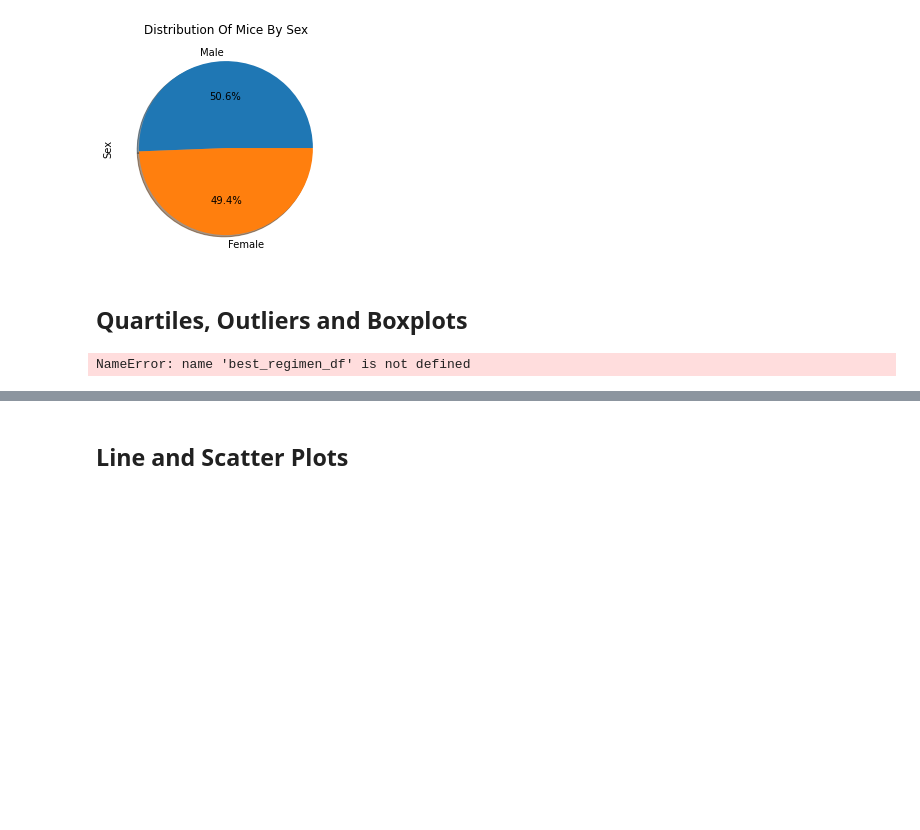
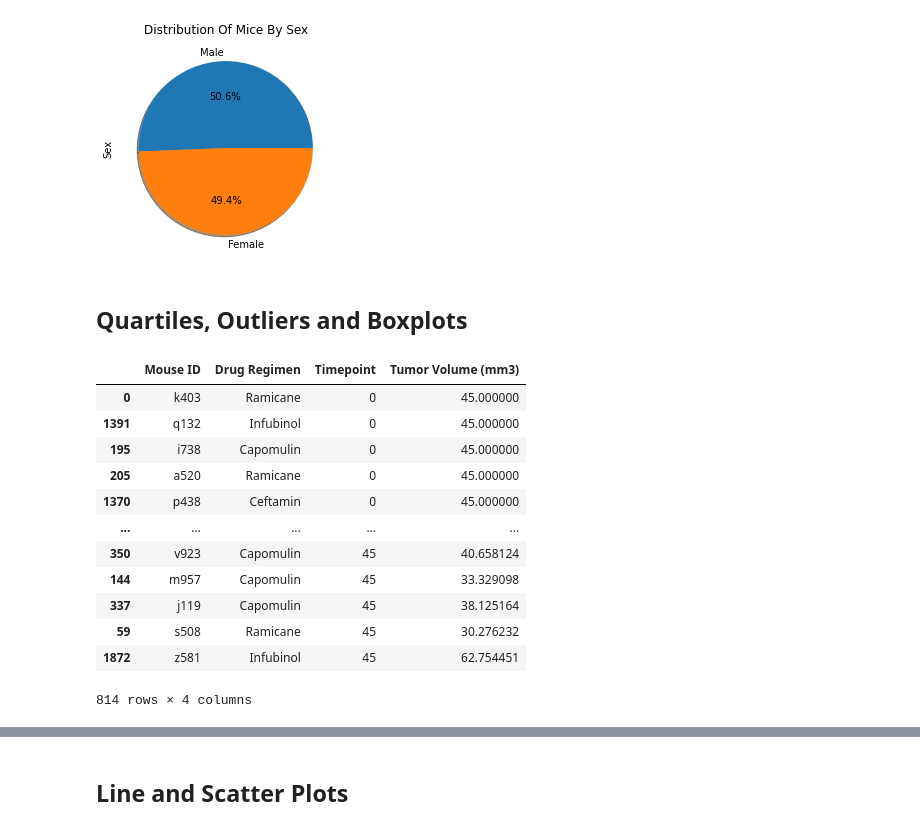
Before and after one commit to olivedisaster/matplotlibchallenge, a Jupyter notebook: Instructions/Pymaceuticals/pymaceuticals_starter.ipynb, the cells around one changed output, grey strips where cells are left out. Saved outputs shown, nothing was run; the diff lists cells and outputs as text; code cells hidden in the pictures; blank space fills up the shorter version.

```diff
--- a/Instructions/Pymaceuticals/pymaceuticals_starter.ipynb
+++ b/Instructions/Pymaceuticals/pymaceuticals_starter.ipynb
@@ -271,30 +271,45 @@ Text(0.5, 1.0, 'Distribution Of Mice By Sex')
 # %%
 # Calculate the final tumor volume of each mouse across four of the treatment regimens:
 # Capomulin, Ramicane, Infubinol, and Ceftamin
 
 best_regimen = duplicates_dropped_df[duplicates_dropped_df["Drug Regimen"].isin(["Ceftamin", "Capomulin", "Infubinol", "Ramicane"])]
 best_regimen = best_regimen.sort_values(["Timepoint"], ascending=True)
 best_regimen
 
 # Start by getting the last (greatest) timepoint for each mouse
-best_regimen_df.groupby("Mouse ID")["Timepoint"].max()
+best_regimen_max = best_regimen.groupby("Mouse ID")["Timepoint"].max()
 
 # Merge this group df with the original dataframe to get the tumor volume at the last timepoint
-timepoint_final_df = pd.merge(timepoint_final_df,best_regimen, on=["Mouse ID", "Timepoint"])
-timepoint_final_df
+timepoint_final = pd.merge(best_regimen_max,best_regimen, on=["Mouse ID", "Timepoint"])
+timepoint_final
 
 #Create new DataFrame with relevant info
-best_regimen_df = best_regimen[["Mouse ID", "Drug Regimen", "Timepoint", "Tumor Volume (mm3)"]]
-best_regimen_df
+best_regimen = best_regimen[["Mouse ID", "Drug Regimen", "Timepoint", "Tumor Volume (mm3)"]]
+best_regimen
 
+
+#Double check timepoint info
+#How to do a boxplot of multiple values
 
 #Create a list to use as labels and dataframe
 
 
 
 # Generate a box plot of the final tumor volume of each mouse across four regimens of interest
 # %% [output]
+|  | Mouse ID | Drug Regimen | Timepoint | Tumor Volume (mm3) |
+| 0 | k403 | Ramicane | 0 | 45.000000 |
+| 1391 | q132 | Infubinol | 0 | 45.000000 |
+| 195 | i738 | Capomulin | 0 | 45.000000 |
+| 205 | a520 | Ramicane | 0 | 45.000000 |
+| 1370 | p438 | Ceftamin | 0 | 45.000000 |
+| ... | ... | ... | ... | ... |
+| 350 | v923 | Capomulin | 45 | 40.658124 |
+| 144 | m957 | Capomulin | 45 | 33.329098 |
+| 337 | j119 | Capomulin | 45 | 38.125164 |
+| 59 | s508 | Ramicane | 45 | 30.276232 |
+| 1872 | z581 | Infubinol | 45 | 62.754451 |
-NameError: name 'best_regimen_df' is not defined
+814 rows × 4 columns
 # %%
 best_regimen_df.groupby("Mouse ID")["Timepoint"].max()
 # %%
```
Also changed, not shown: parts of 2 cells of this notebook.
